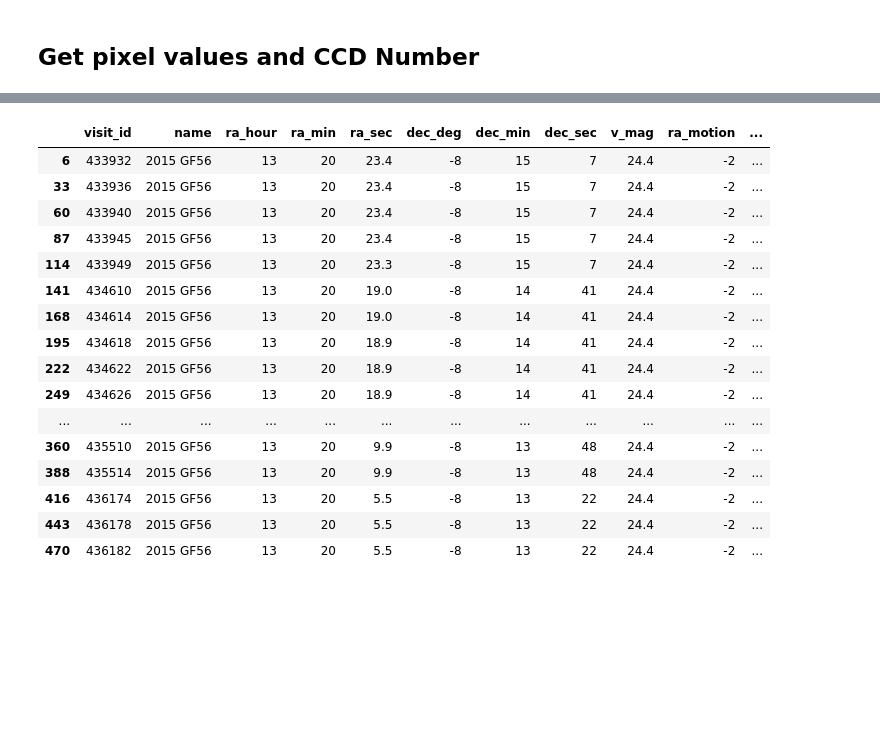
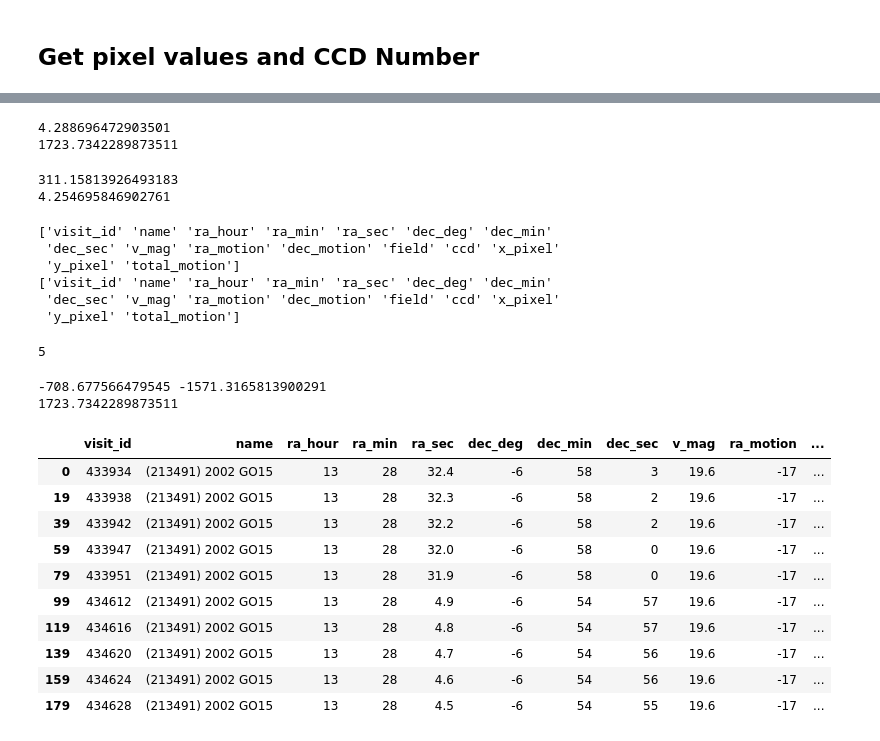
Before and after one commit to smotherh/KBMOD_paper2_data_preperation, a Jupyter notebook: pointing_metadata/query_MPC.ipynb, the cells around one changed output, grey strips where cells are left out. Cells and saved outputs as stored; diff of their text form; code cells hidden in the pictures; blank space fills up the shorter version.

Commit message:
Added query_MPC notebook

```diff
--- a/pointing_metadata/query_MPC.ipynb
+++ b/pointing_metadata/query_MPC.ipynb
@@ -286,7 +286,9 @@ results_df['y_pixel'] = -99
 results_df['total_motion'] = np.sqrt(results_df['ra_motion']**2. + results_df['dec_motion']**2.)
 # %%
 # Can comment this out if you don't want to select on slow movers (total_motion is arcsec/hr.)
-res_df = results_df.query('total_motion < 10.')
+#res_df = results_df.query('total_motion < 10.')
+#res_df = res_df.reset_index(drop=True)
+res_df = results_df.query('v_mag > 21 and total_motion < 20')
 res_df = res_df.reset_index(drop=True)
 # %%
 res_df.head(10)
@@ -305,5 +307,5 @@ res_df.head(10)
 # %%
-data_loc = '/astro/store/epyc/users/smotherh/DECAM_Data_Reduction/warps/%i' % pg_num
+data_loc = '/astro/store/epyc/users/smotherh/DECAM_Data_Reduction/Pointing_Group_300/warps/%i' % pg_num
 # %%
 night_visits = np.unique(res_df['visit_id'])
 # %%
@@ -315,7 +317,7 @@ for visit in night_visits:
         #print(i)
         try:
             #print('%s/v%i/diffexp-%02i.fits' % (data_loc, visit, i))
-            hdulist = fits.open('%s/%i-%02i.fits' % (data_loc, visit, i))
+            hdulist = fits.open('%s/%02i/%i.fits' % (data_loc,i, visit))
             w = WCS(hdulist[1].header)
         except FileNotFoundError:
             print(visit, i)
@@ -426,0 +428,27 @@ res_df.query('ccd == 30')
+# %%
+x = [301.055915-1012.852483,1343.342975-2921.575168]
+print((np.arctan2(x[1],x[0])+2*np.pi))
+time= 57131.28035162037-57130.275950462965
+print(np.linalg.norm(x)/time)
+# %% [output]
+4.288696472903501
+1723.7342289873511
+# %%
+x = [292.515257-842.299105,1552.242142-2668.375688]
+times = {'433934':57130.275950462965,'436184':57134.27453800926}
+time = times['436184']-times['433934']
+print(np.linalg.norm(x)/time)
+
+print(np.arctan2(x[1],x[0])+2*np.pi)
+# %% [output]
+311.15813926493183
+4.254695846902761
+# %%
+print(np.r_[np.array(query.columns.values)
+# %% [output]
+['visit_id' 'name' 'ra_hour' 'ra_min' 'ra_sec' 'dec_deg' 'dec_min'
+ 'dec_sec' 'v_mag' 'ra_motion' 'dec_motion' 'field' 'ccd' 'x_pixel'
+ 'y_pixel' 'total_motion']
+['visit_id' 'name' 'ra_hour' 'ra_min' 'ra_sec' 'dec_deg' 'dec_min'
+ 'dec_sec' 'v_mag' 'ra_motion' 'dec_motion' 'field' 'ccd' 'x_pixel'
+ 'y_pixel' 'total_motion']
@@ -427,20 +470,28 @@ res_df.query('ccd == 30')
+# %%
+len(res_df.query('ccd==6'))
+# %% [output]
+5
+# %%
+speed = np.sqrt((301.055915-1012.852483)**2+(1343.342975-2921.575168)**2)
+time= 57131.28035162037-57130.275950462965
+vx = (301.055915-1012.852483)/time
+vy = (1343.342975-2921.575168)/time
+print(vx, vy)
+print(speed/(time))
+# %% [output]
+-708.677566479545 -1571.3165813900291
+1723.7342289873511
 # %%
-res_df.query('ccd == 26')
+res_df.query('ccd == 15')
 # %% [output]
 |  | visit_id | name | ra_hour | ra_min | ra_sec | dec_deg | dec_min | dec_sec | v_mag | ra_motion | ... |
-| 6 | 433932 | 2015 GF56 | 13 | 20 | 23.4 | -8 | 15 | 7 | 24.4 | -2 | ... |
-| 33 | 433936 | 2015 GF56 | 13 | 20 | 23.4 | -8 | 15 | 7 | 24.4 | -2 | ... |
-| 60 | 433940 | 2015 GF56 | 13 | 20 | 23.4 | -8 | 15 | 7 | 24.4 | -2 | ... |
-| 87 | 433945 | 2015 GF56 | 13 | 20 | 23.4 | -8 | 15 | 7 | 24.4 | -2 | ... |
-| 114 | 433949 | 2015 GF56 | 13 | 20 | 23.3 | -8 | 15 | 7 | 24.4 | -2 | ... |
-| 141 | 434610 | 2015 GF56 | 13 | 20 | 19.0 | -8 | 14 | 41 | 24.4 | -2 | ... |
-| 168 | 434614 | 2015 GF56 | 13 | 20 | 19.0 | -8 | 14 | 41 | 24.4 | -2 | ... |
-| 195 | 434618 | 2015 GF56 | 13 | 20 | 18.9 | -8 | 14 | 41 | 24.4 | -2 | ... |
-| 222 | 434622 | 2015 GF56 | 13 | 20 | 18.9 | -8 | 14 | 41 | 24.4 | -2 | ... |
-| 249 | 434626 | 2015 GF56 | 13 | 20 | 18.9 | -8 | 14 | 41 | 24.4 | -2 | ... |
-| ... | ... | ... | ... | ... | ... | ... | ... | ... | ... | ... | ... |
-| 360 | 435510 | 2015 GF56 | 13 | 20 | 9.9 | -8 | 13 | 48 | 24.4 | -2 | ... |
-| 388 | 435514 | 2015 GF56 | 13 | 20 | 9.9 | -8 | 13 | 48 | 24.4 | -2 | ... |
-| 416 | 436174 | 2015 GF56 | 13 | 20 | 5.5 | -8 | 13 | 22 | 24.4 | -2 | ... |
-| 443 | 436178 | 2015 GF56 | 13 | 20 | 5.5 | -8 | 13 | 22 | 24.4 | -2 | ... |
-| 470 | 436182 | 2015 GF56 | 13 | 20 | 5.5 | -8 | 13 | 22 | 24.4 | -2 | ... |
+| 0 | 433934 | (213491) 2002 GO15 | 13 | 28 | 32.4 | -6 | 58 | 3 | 19.6 | -17 | ... |
+| 19 | 433938 | (213491) 2002 GO15 | 13 | 28 | 32.3 | -6 | 58 | 2 | 19.6 | -17 | ... |
+| 39 | 433942 | (213491) 2002 GO15 | 13 | 28 | 32.2 | -6 | 58 | 2 | 19.6 | -17 | ... |
+| 59 | 433947 | (213491) 2002 GO15 | 13 | 28 | 32.0 | -6 | 58 | 0 | 19.6 | -17 | ... |
+| 79 | 433951 | (213491) 2002 GO15 | 13 | 28 | 31.9 | -6 | 58 | 0 | 19.6 | -17 | ... |
+| 99 | 434612 | (213491) 2002 GO15 | 13 | 28 | 4.9 | -6 | 54 | 57 | 19.6 | -17 | ... |
+| 119 | 434616 | (213491) 2002 GO15 | 13 | 28 | 4.8 | -6 | 54 | 57 | 19.6 | -17 | ... |
+| 139 | 434620 | (213491) 2002 GO15 | 13 | 28 | 4.7 | -6 | 54 | 56 | 19.6 | -17 | ... |
+| 159 | 434624 | (213491) 2002 GO15 | 13 | 28 | 4.6 | -6 | 54 | 56 | 19.6 | -17 | ... |
+| 179 | 434628 | (213491) 2002 GO15 | 13 | 28 | 4.5 | -6 | 54 | 55 | 19.6 | -17 | ... |
```
Also changed, not shown: parts of 10 cells of this notebook.
